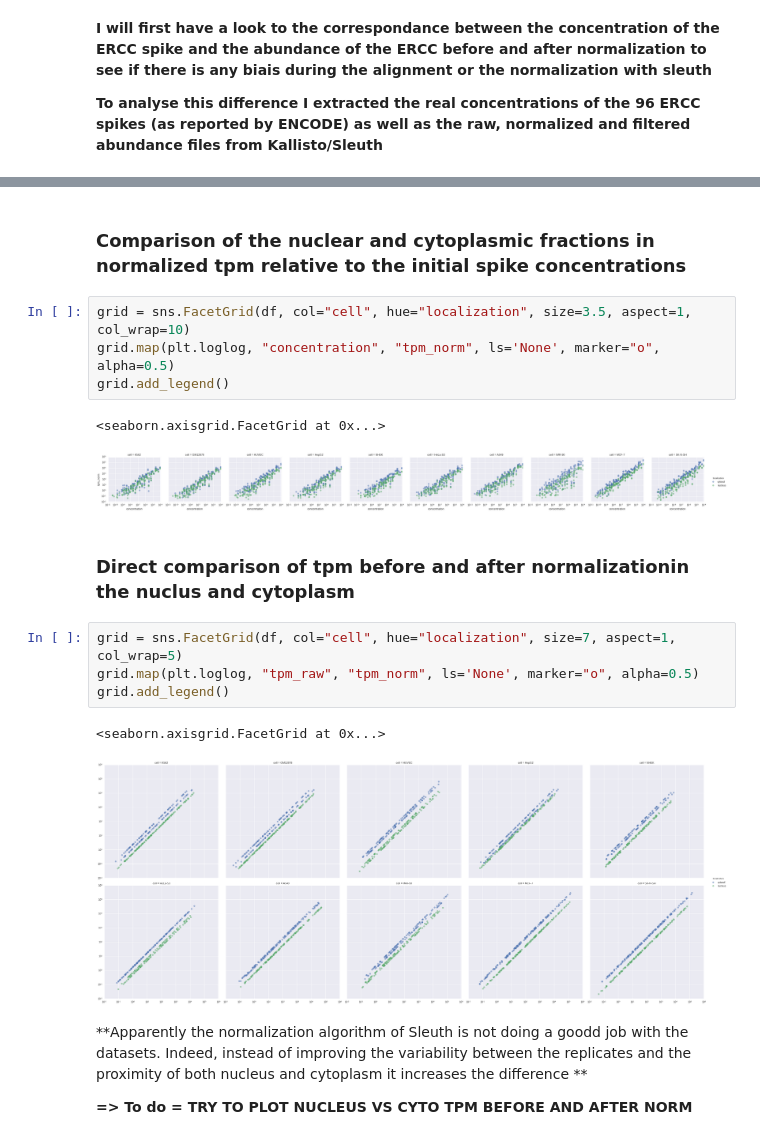
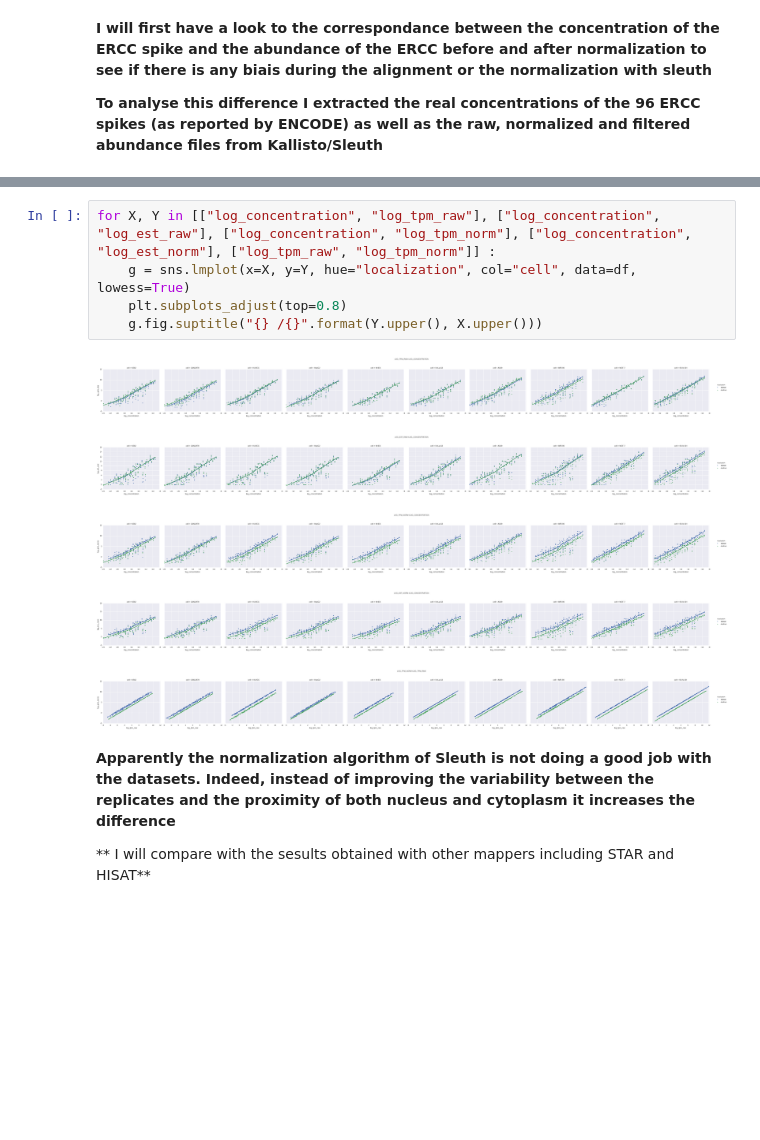
Before and after one commit to a-slide/iPython-Notebook, a Jupyter notebook: Notebooks/2016_07_02_Epi2_pilot_datasets_analysis_localization.ipynb, the cells around one changed output, grey strips where cells are left out. Saved outputs shown, nothing was run; the diff lists cells and outputs as text; blank space fills up the shorter version.

```diff
--- a/Notebooks/2016_07_02_Epi2_pilot_datasets_analysis_localization.ipynb
+++ b/Notebooks/2016_07_02_Epi2_pilot_datasets_analysis_localization.ipynb
@@ -1186,22 +1149,15 @@ grid.add_legend()
-# %% [markdown]
-### Comparison of the nuclear and cytoplasmic fractions in normalized tpm relative to the initial spike concentrations
-# %%
-grid = sns.FacetGrid(df, col="cell", hue="localization", size=3.5, aspect=1, col_wrap=10)
-grid.map(plt.loglog, "concentration", "tpm_norm", ls='None', marker="o", alpha=0.5)
-grid.add_legend()
-# %% [output]
-<seaborn.axisgrid.FacetGrid at 0x...>
-[figure, removed]
-# %% [markdown]
-### Direct comparison of tpm before and after normalizationin the nuclus and cytoplasm
-# %%
-grid = sns.FacetGrid(df, col="cell", hue="localization", size=7, aspect=1, col_wrap=5)
-grid.map(plt.loglog, "tpm_raw", "tpm_norm", ls='None', marker="o", alpha=0.5)
-grid.add_legend()
-# %% [output]
-<seaborn.axisgrid.FacetGrid at 0x...>
-[figure, removed]
+# %%
+for X, Y in [["log_concentration", "log_tpm_raw"], ["log_concentration", "log_est_raw"], ["log_concentration", "log_tpm_norm"], ["log_concentration", "log_est_norm"], ["log_tpm_raw", "log_tpm_norm"]] :
+    g = sns.lmplot(x=X, y=Y, hue="localization", col="cell", data=df, lowess=True)
+    plt.subplots_adjust(top=0.8)
+    g.fig.suptitle("{} /{}".format(Y.upper(), X.upper()))
+# %% [output]
+[figure, added]
+[figure, added]
+[figure, added]
+[figure, added]
+[figure, added]
 # %% [markdown]
-**Apparently the normalization algorithm of Sleuth is not doing a goodd job with the datasets. Indeed, instead of improving the variability between the replicates and the proximity of both nucleus and cytoplasm it increases the difference **
+**Apparently the normalization algorithm of Sleuth is not doing a good job with the datasets. Indeed, instead of improving the variability between the replicates and the proximity of both nucleus and cytoplasm it increases the difference**
 
-**=> To do = TRY TO PLOT NUCLEUS VS CYTO TPM BEFORE AND AFTER NORM**
+** I will compare with the sesults obtained with other mappers including STAR and HISAT**
```
Also changed, not shown: parts of 17 cells of this notebook.
